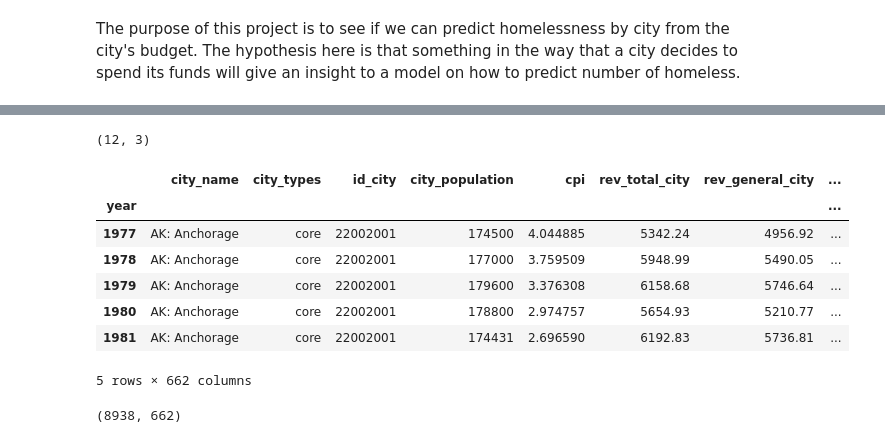
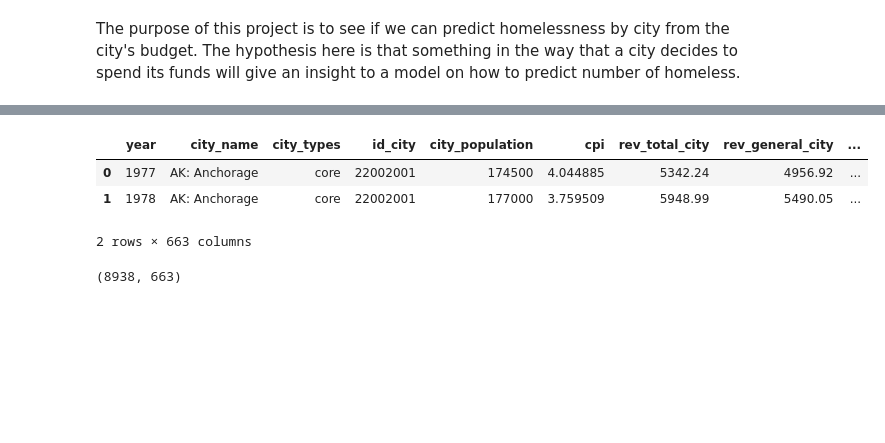
Before and after one commit to Erutis/homelessness-predictor, a Jupyter notebook: homelessness.ipynb, the cells around one changed output, grey strips where cells are left out. Saved outputs shown, nothing was run; the diff lists cells and outputs as text; code cells hidden in the pictures; blank space fills up the shorter version.

```diff
--- a/homelessness.ipynb
+++ b/homelessness.ipynb
@@ -6,7 +6,6 @@ The purpose of this project is to see if we can predict homelessness by city fro
 import pandas as pd
 import numpy as np
 # %%
-hl = pd.read_csv('Homelessness_Count_-_USA.csv', index_col=0)
-hl_us = pd.read_csv('us_data_homelessness_by_year.csv', index_col=0)
-fisc = pd.read_csv('fisc_data.csv', index_col=0)
+hl = pd.read_csv('Homelessness_Count_-_USA.csv')
+fisc = pd.read_csv('fisc_data.csv')
 # %%
@@ -36,19 +21,11 @@ hl_us.head()
-# %%
-hl_us.shape
-# %% [output]
-(12, 3)
 # %%
-fisc.head()
+fisc.head(2)
 # %% [output]
-|  | city_name | city_types | id_city | city_population | cpi | rev_total_city | rev_general_city | ... |
-| year |  |  |  |  |  |  |  | ... |
-| 1977 | AK: Anchorage | core | 22002001 | 174500 | 4.044885 | 5342.24 | 4956.92 | ... |
-| 1978 | AK: Anchorage | core | 22002001 | 177000 | 3.759509 | 5948.99 | 5490.05 | ... |
-| 1979 | AK: Anchorage | core | 22002001 | 179600 | 3.376308 | 6158.68 | 5746.64 | ... |
-| 1980 | AK: Anchorage | core | 22002001 | 178800 | 2.974757 | 5654.93 | 5210.77 | ... |
-| 1981 | AK: Anchorage | core | 22002001 | 174431 | 2.696590 | 6192.83 | 5736.81 | ... |
+|  | year | city_name | city_types | id_city | city_population | cpi | rev_total_city | rev_general_city | ... |
+| 0 | 1977 | AK: Anchorage | core | 22002001 | 174500 | 4.044885 | 5342.24 | 4956.92 | ... |
+| 1 | 1978 | AK: Anchorage | core | 22002001 | 177000 | 3.759509 | 5948.99 | 5490.05 | ... |
-5 rows × 662 columns
+2 rows × 663 columns
 # %%
 fisc.shape
 # %% [output]
-(8938, 662)
+(8938, 663)
```
Also changed, not shown: parts of 38 cells of this notebook, 1 other file.
